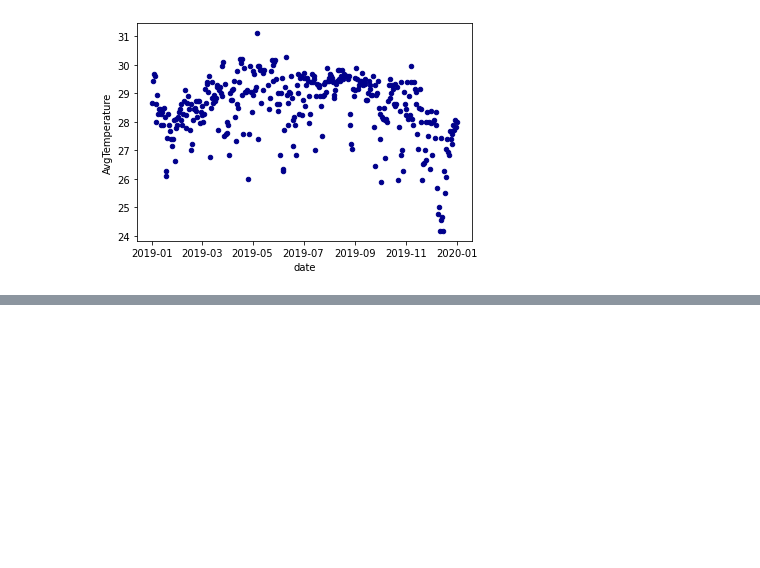
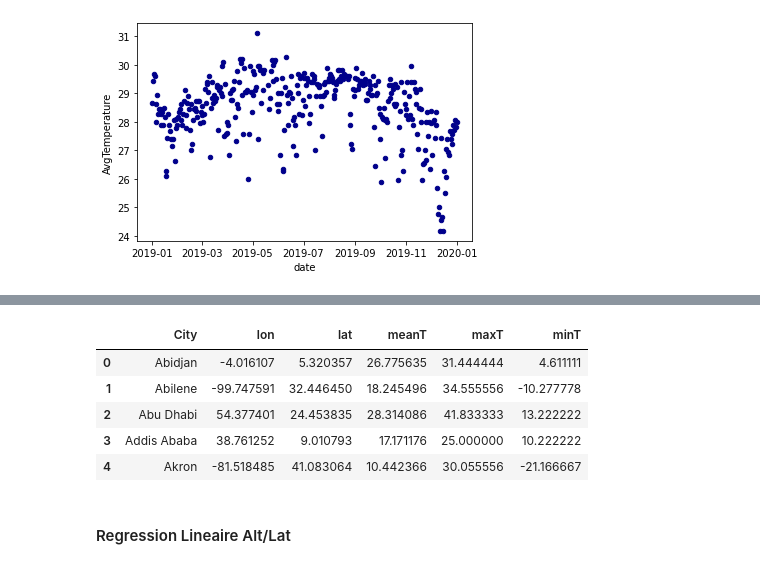
Before and after one commit to LorisMercier/DataMining, a Jupyter notebook: projet.ipynb, the cells around one changed output, grey strips where cells are left out. Cells and saved outputs as stored; diff of their text form; code cells hidden in the pictures; blank space fills up the shorter version.

```diff
--- a/projet.ipynb
+++ b/projet.ipynb
@@ -189,0 +244,11 @@ tt[tt.Country == 'Singapore'][tt.Year == 2019.0].plot.scatter(x='date', y='AvgTe
+# %%
+# I want a clustering of the cities based on their temperature and their location
+df_city2 = df.groupby(['City','lon','lat']).agg(meanT = ('AvgTemperature', 'mean'), maxT = ('AvgTemperature', 'max'), minT = ('AvgTemperature', 'min')).reset_index()
+df_city2.head(5)
+# %% [output]
+|  | City | lon | lat | meanT | maxT | minT |
+| 0 | Abidjan | -4.016107 | 5.320357 | 26.775635 | 31.444444 | 4.611111 |
+| 1 | Abilene | -99.747591 | 32.446450 | 18.245496 | 34.555556 | -10.277778 |
+| 2 | Abu Dhabi | 54.377401 | 24.453835 | 28.314086 | 41.833333 | 13.222222 |
+| 3 | Addis Ababa | 38.761252 | 9.010793 | 17.171176 | 25.000000 | 10.222222 |
+| 4 | Akron | -81.518485 | 41.083064 | 10.442366 | 30.055556 | -21.166667 |
@@ -189,0 +259,2 @@ tt[tt.Country == 'Singapore'][tt.Year == 2019.0].plot.scatter(x='date', y='AvgTe
+# %% [markdown]
+#### Regression Lineaire Alt/Lat
```
Also changed, not shown: parts of 25 cells of this notebook, 1 other file.
